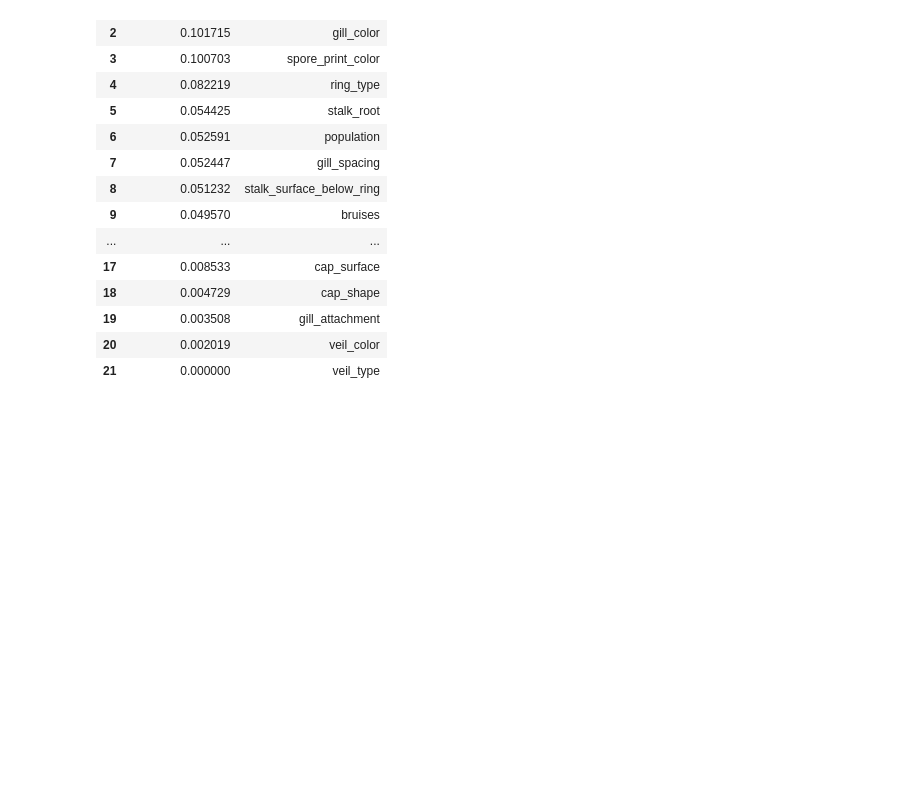
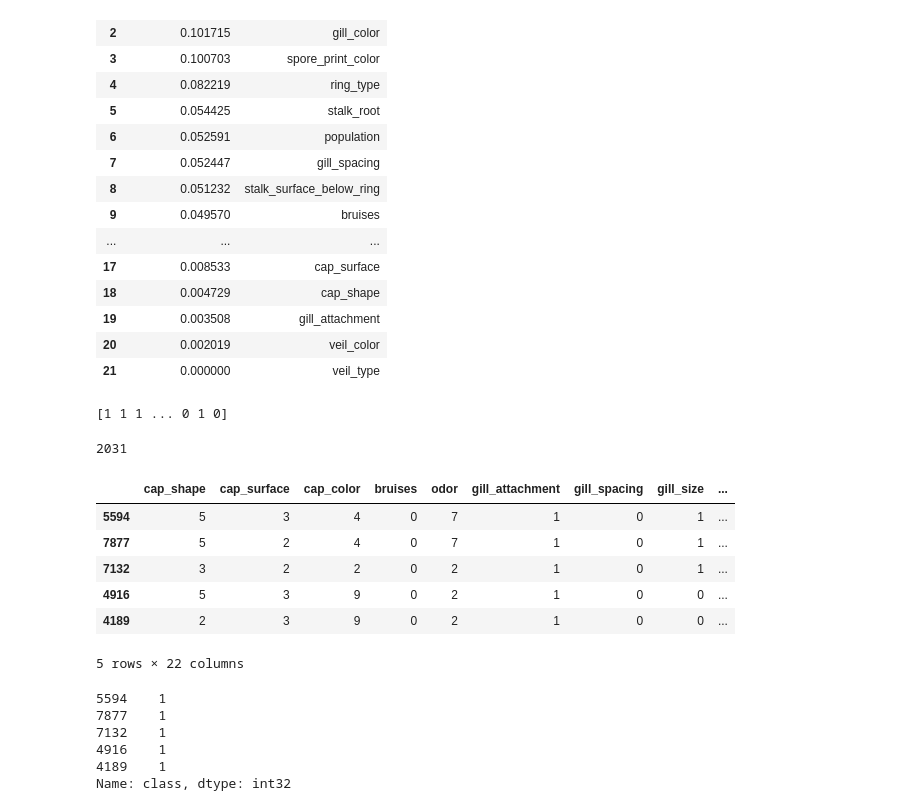
Before and after one commit to Sugeepixie/Mushroom-Analysis, a Jupyter notebook: mushrooms_ml_model.ipynb, the cells around one changed output. Drawn from its saved outputs; the diff is of its cells as text; code cells hidden in the pictures; blank space fills up the shorter version.

Commit message:
Add dataframe and csv with actual and predicted data

```diff
--- a/mushrooms_ml_model.ipynb
+++ b/mushrooms_ml_model.ipynb
@@ -271,3 +271,30 @@ importance_df
 # Export importance dataframe to csv
 
 importance_df.to_csv('feature_importance.csv')
+# %%
+print(predictions)
+# %% [output]
+[1 1 1 ... 0 1 0]
+# %%
+len(predictions)
+# %% [output]
+2031
+# %%
+X_test.head()
+# %% [output]
+|  | cap_shape | cap_surface | cap_color | bruises | odor | gill_attachment | gill_spacing | gill_size | ... |
+| 5594 | 5 | 3 | 4 | 0 | 7 | 1 | 0 | 1 | ... |
+| 7877 | 5 | 2 | 4 | 0 | 7 | 1 | 0 | 1 | ... |
+| 7132 | 3 | 2 | 2 | 0 | 2 | 1 | 0 | 1 | ... |
+| 4916 | 5 | 3 | 9 | 0 | 2 | 1 | 0 | 0 | ... |
+| 4189 | 2 | 3 | 9 | 0 | 2 | 1 | 0 | 0 | ... |
+5 rows × 22 columns
+# %%
+y_test.head()
+# %% [output]
+5594    1
+7877    1
+7132    1
+4916    1
+4189    1
+Name: class, dtype: int32
```
Also changed, not shown: parts of 5 cells of this notebook, 1 other file.
